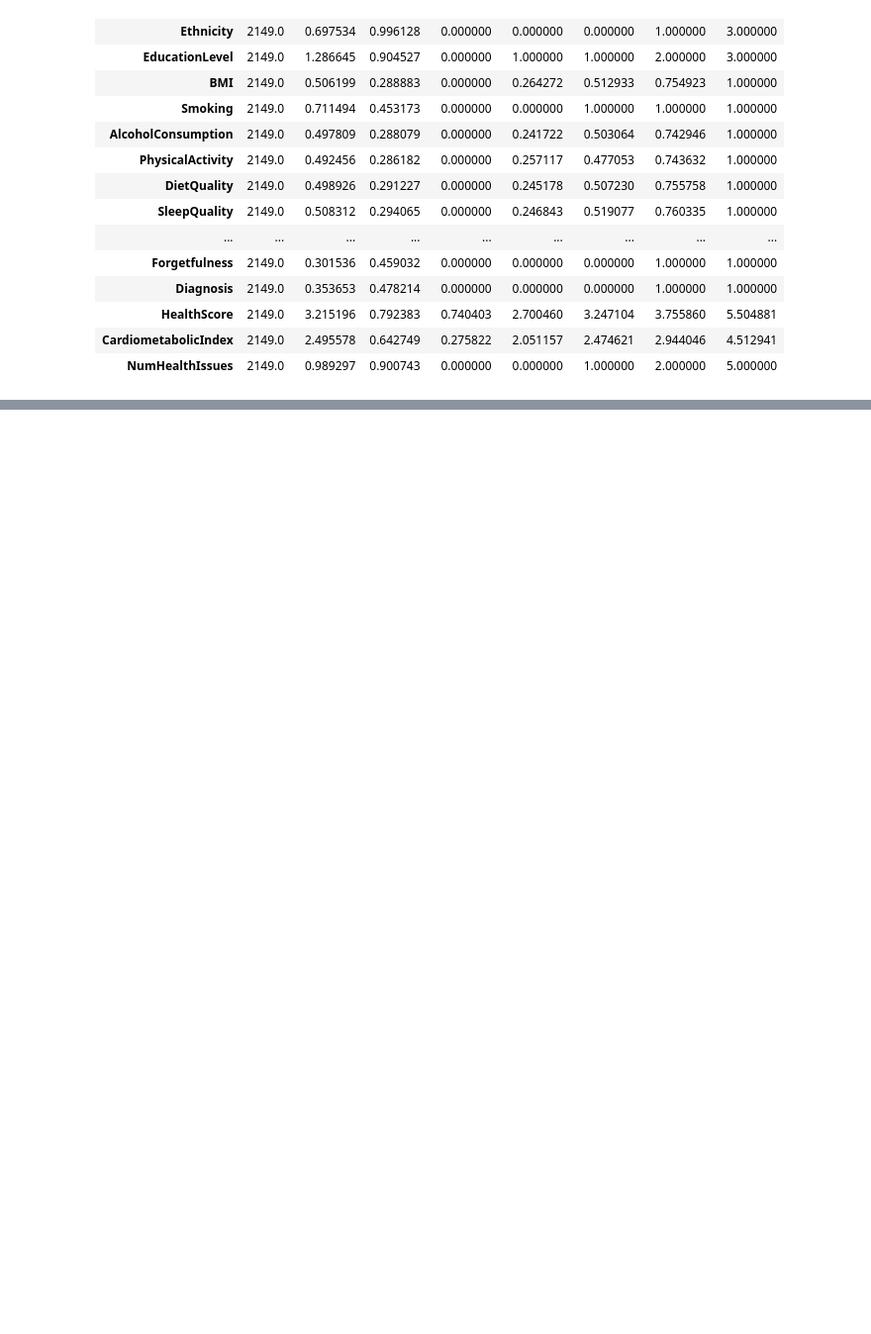
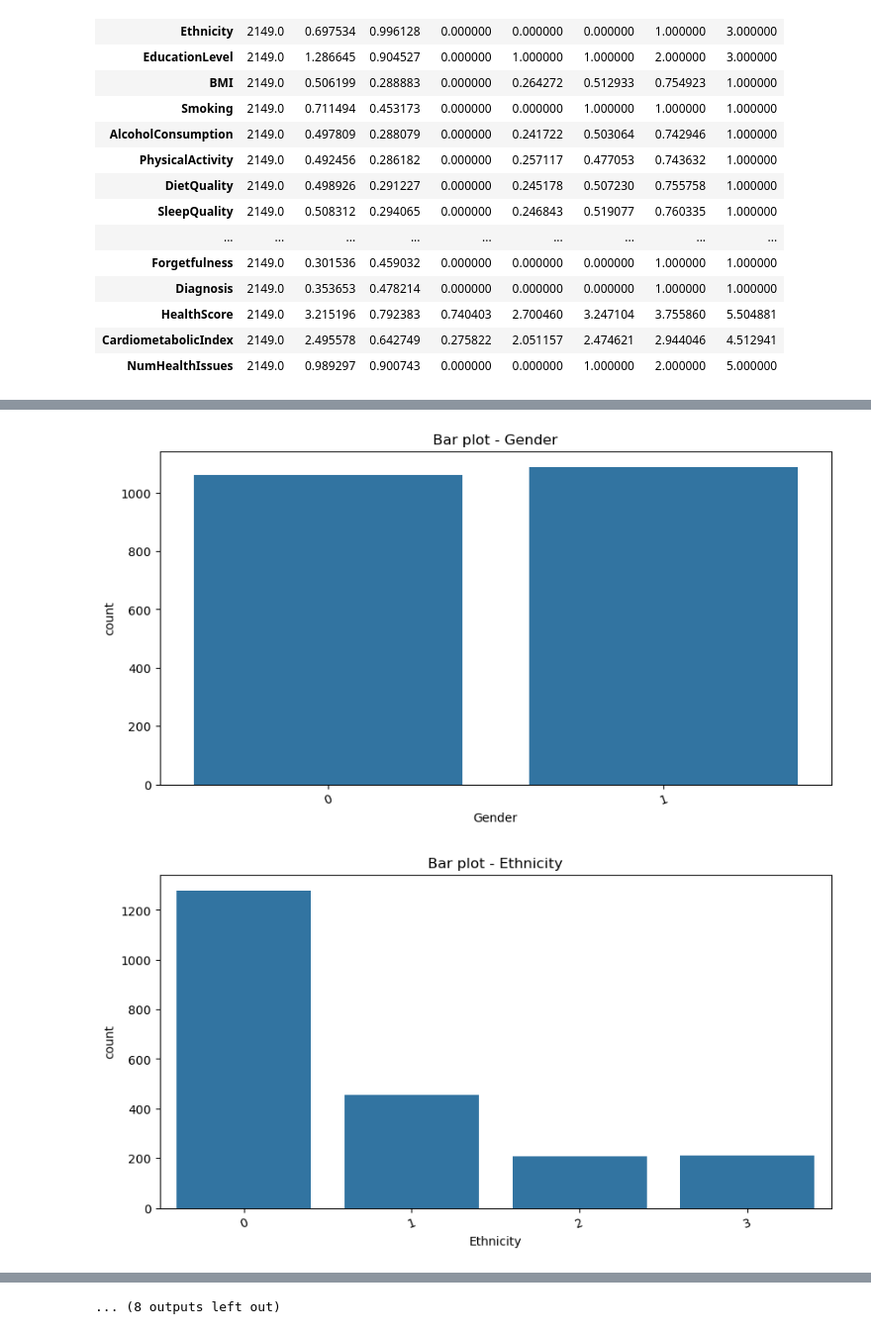
Before and after one commit to akcone2003/Alzheimers_Investigation, a Jupyter notebook: analysis.ipynb, the cells around one changed output, grey strips where cells are left out. Shown at 99% size. Cells and saved outputs as stored; diff of their text form; code cells hidden in the pictures; blank space fills up the shorter version.

```diff
--- a/analysis.ipynb
+++ b/analysis.ipynb
@@ -170,0 +221,11 @@ df.describe().T
+# %%
+# Loop through categorical features and plot boxplot
+for feature in cat_features:
+    plt.figure(figsize=(10, 5))
+    sns.countplot(x=df[feature])
+    plt.title('Bar plot - ' + feature)
+    plt.xticks(rotation=20)  # change the rotation according to your need
+    plt.show()
+# %% [output]
+[figure, added]
+[figure, added]
@@ -170,0 +242 @@ df.describe().T
+... (8 outputs left out)
```
Also changed, not shown: parts of 4 cells of this notebook.
